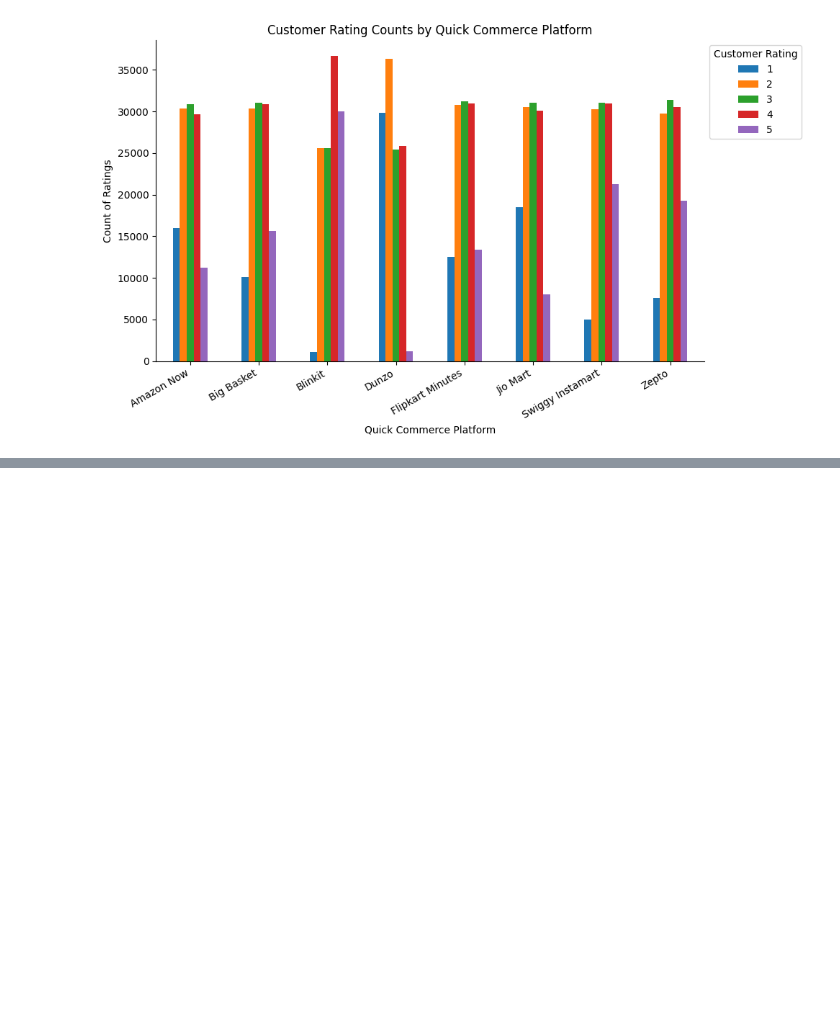
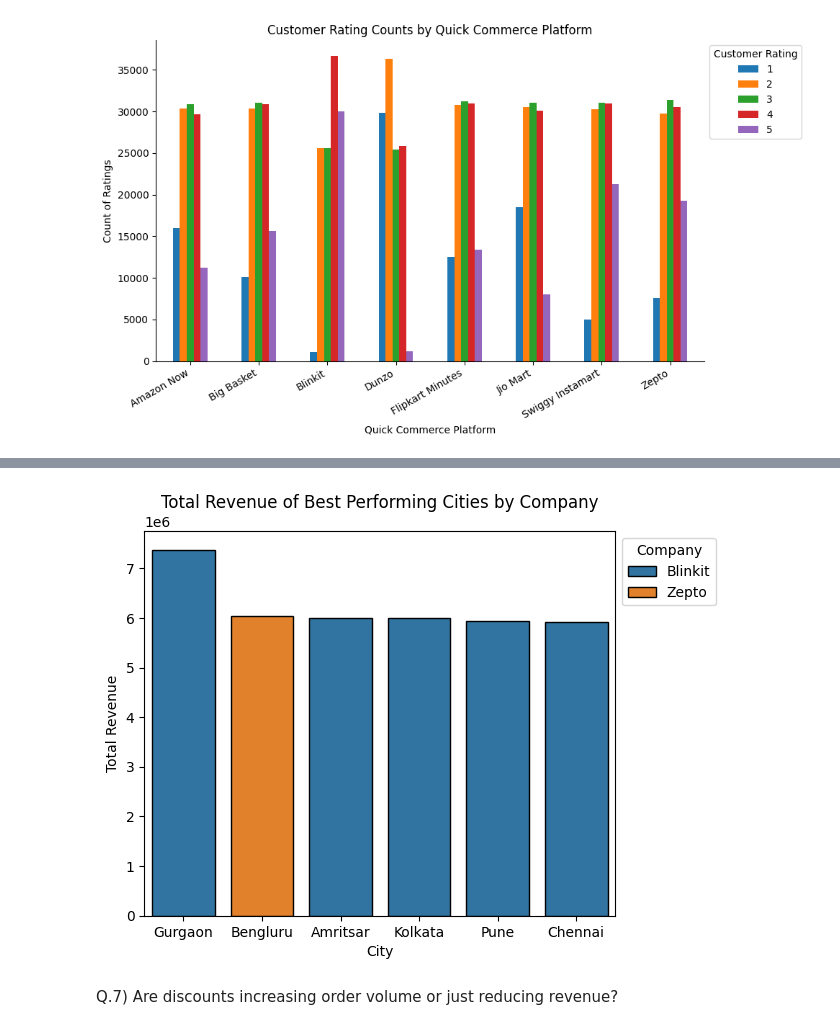
Before and after one commit to sankajithdjinasena/DataAnalysisProjects, a Jupyter notebook: Quick_Commerce_Analysis/Quick_Commerce_Analysis.ipynb, the cells around one changed output, grey strips where cells are left out. Cells and saved outputs as stored; diff of their text form; code cells hidden in the pictures; blank space fills up the shorter version.

```diff
--- a/Quick_Commerce_Analysis/Quick_Commerce_Analysis.ipynb
+++ b/Quick_Commerce_Analysis/Quick_Commerce_Analysis.ipynb
@@ -510,0 +634,8 @@ plt.show()
+# %%
+# Group data and apply aggregation function
+
+city_performance = df.groupby(["Company","City"]).agg(Total_Orders=("Order_ID","count"),
+                                   Average_Rating=("Customer_Rating","mean"),
+                                   Average_Delivery_Time=("Delivery_Time_Min","mean"),
+                                   Total_Revenue=("Order_Value","sum"))
+city_performance
@@ -510,0 +657,6 @@ plt.show()
+# %%
+best_cities = city_performance[(city_performance["Average_Rating"] >= 3.5) &
+                               (city_performance["Average_Delivery_Time"] <= 15) &
+                               (city_performance["Total_Orders"] > city_performance["Total_Orders"].median())
+                               ].reset_index().sort_values(by="Total_Revenue", ascending=False)
+best_cities
@@ -510,0 +681,13 @@ plt.show()
+# %%
+sns.barplot(data=best_cities, x="City", y="Total_Revenue", hue="Company", edgecolor="black")
+plt.legend(title="Company", bbox_to_anchor=(1, 1), loc="upper left")
+plt.title("Total Revenue of Best Performing Cities by Company")
+plt.xlabel("City")
+plt.ylabel("Total Revenue")
+ax = plt.gca()
+plt.tight_layout()
+plt.show()
+# %% [output]
+[figure, added]
+# %% [markdown]
+Q.7) Are discounts increasing order volume or just reducing revenue?
```
Also changed, not shown: parts of 26 cells of this notebook.
